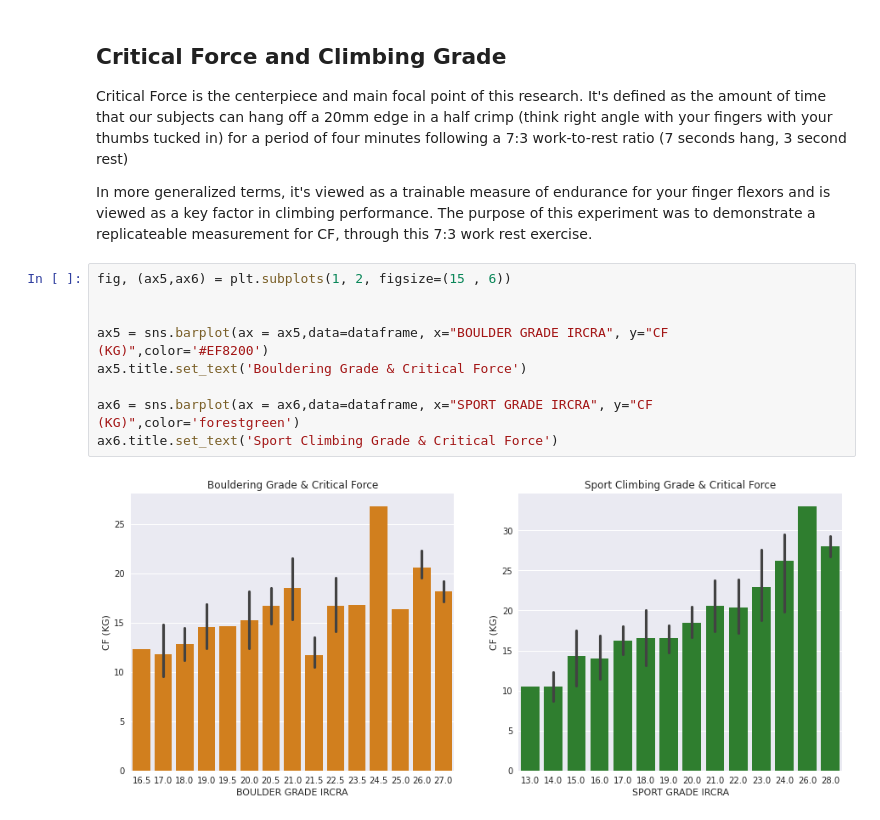
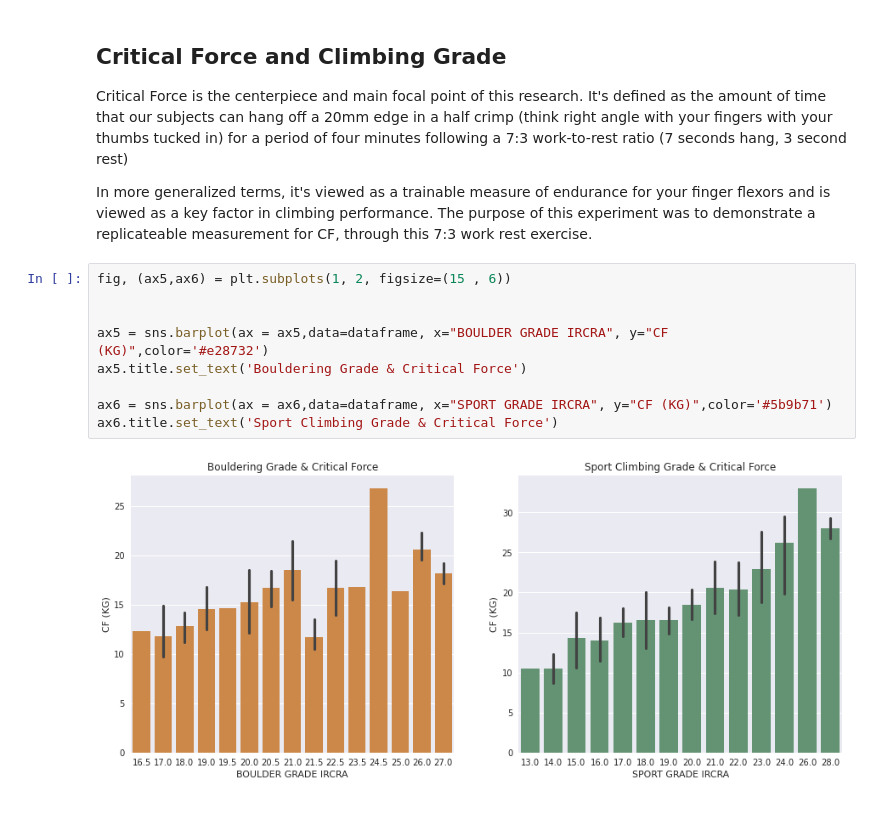
Before and after one commit to haokliao/Critical-Force-Visualization, a Jupyter notebook: EDA_002_notebook.ipynb, the cells around one changed output. Saved outputs shown, nothing was run; the diff lists cells and outputs as text.

Commit message:
4/19 EDA 2 colors

```diff
--- a/EDA_002_notebook.ipynb
+++ b/EDA_002_notebook.ipynb
@@ -169,11 +169,11 @@ In more generalized terms, it's viewed as a trainable measure of endurance for y
 # %%
 fig, (ax5,ax6) = plt.subplots(1, 2, figsize=(15 , 6))
 
 
-ax5 = sns.barplot(ax = ax5,data=dataframe, x="BOULDER GRADE IRCRA", y="CF (KG)",color='#EF8200')
+ax5 = sns.barplot(ax = ax5,data=dataframe, x="BOULDER GRADE IRCRA", y="CF (KG)",color='#e28732')
 ax5.title.set_text('Bouldering Grade & Critical Force')
 
-ax6 = sns.barplot(ax = ax6,data=dataframe, x="SPORT GRADE IRCRA", y="CF (KG)",color='forestgreen')
+ax6 = sns.barplot(ax = ax6,data=dataframe, x="SPORT GRADE IRCRA", y="CF (KG)",color='#5b9b71')
 ax6.title.set_text('Sport Climbing Grade & Critical Force')
 # %% [output]
-[figure, old version]
+[figure, new version]
```
Also changed, not shown: parts of 5 cells of this notebook.
